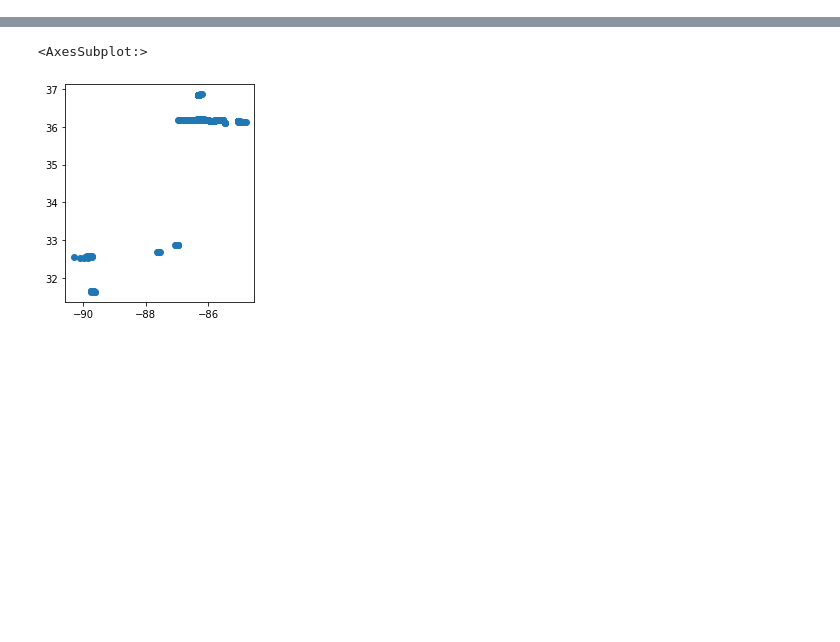
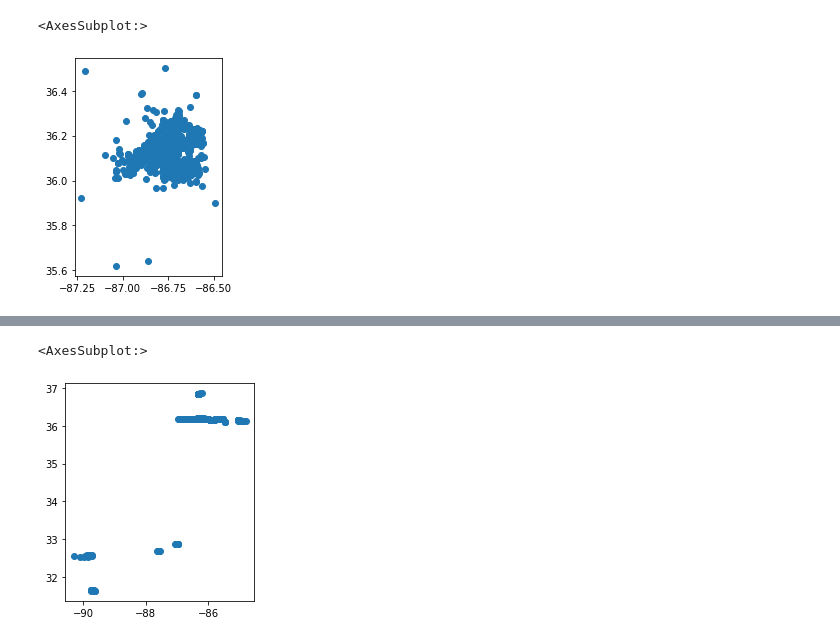
Before and after one commit to ssaggio/e911-christmas, a Jupyter notebook: notebooks/MNEC_elliot.ipynb, the cells around one changed output, grey strips where cells are left out. Drawn from its saved outputs; the diff is of its cells as text; code cells hidden in the pictures; blank space fills up the shorter version.

```diff
--- a/notebooks/MNEC_elliot.ipynb
+++ b/notebooks/MNEC_elliot.ipynb
@@ -22,0 +31,6 @@ damage_points_lat_lng = damage_points[['lng','lat']]
+# %%
+#Changing time to a military format
+derecho_calls.time = pd.to_datetime(derecho_calls.time)
+tornado_calls.time = pd.to_datetime(tornado_calls.time)
+derecho_dispatch.time = pd.to_datetime(derecho_dispatch.time)
+tornado_dispatch.time = pd.to_datetime(tornado_dispatch.time)
@@ -22,0 +42,18 @@ damage_points_lat_lng = damage_points[['lng','lat']]
+# %%
+#Converting time column back to string because time datatype gives folium fits
+derecho_calls.time = str(derecho_calls.time)
+tornado_calls.time = str(tornado_calls.time)
+derecho_dispatch.time = str(derecho_dispatch.time)
+tornado_dispatch.time = str(tornado_dispatch.time)
+# %%
+#Creating a geometry column for the csv files
+derecho_calls['geometry'] = derecho_calls.apply(lambda x: Point((float(x.lng), float(x.lat))), axis = 1)
+tornado_calls['geometry'] = tornado_calls.apply(lambda x: Point((float(x.lng), float(x.lat))), axis = 1)
+derecho_dispatch['geometry'] = derecho_dispatch.apply(lambda x: Point((float(x.lng), float(x.lat))), axis = 1)
+tornado_dispatch['geometry'] = tornado_dispatch.apply(lambda x: Point((float(x.lng), float(x.lat))), axis = 1)
+# %%
+#Creating geodataframes from csv files
+derecho_calls_geo = gpd.GeoDataFrame(derecho_calls, crs = damage_points.crs, geometry = derecho_calls['geometry'])
+tornado_calls_geo = gpd.GeoDataFrame(tornado_calls, crs = damage_points.crs, geometry = tornado_calls['geometry'])
+derecho_dispatch_geo = gpd.GeoDataFrame(derecho_dispatch, crs = damage_points.crs, geometry = derecho_dispatch['geometry'])
+tornado_dispatch_geo = gpd.GeoDataFrame(tornado_dispatch, crs = damage_points.crs, geometry = tornado_dispatch['geometry'])
@@ -22,0 +69,5 @@ damage_points_lat_lng = damage_points[['lng','lat']]
+# %%
+derecho_calls_geo.plot()
+# %% [output]
+<AxesSubplot:>
+[figure, added]
```
Also changed, not shown: parts of 27 cells of this notebook.
